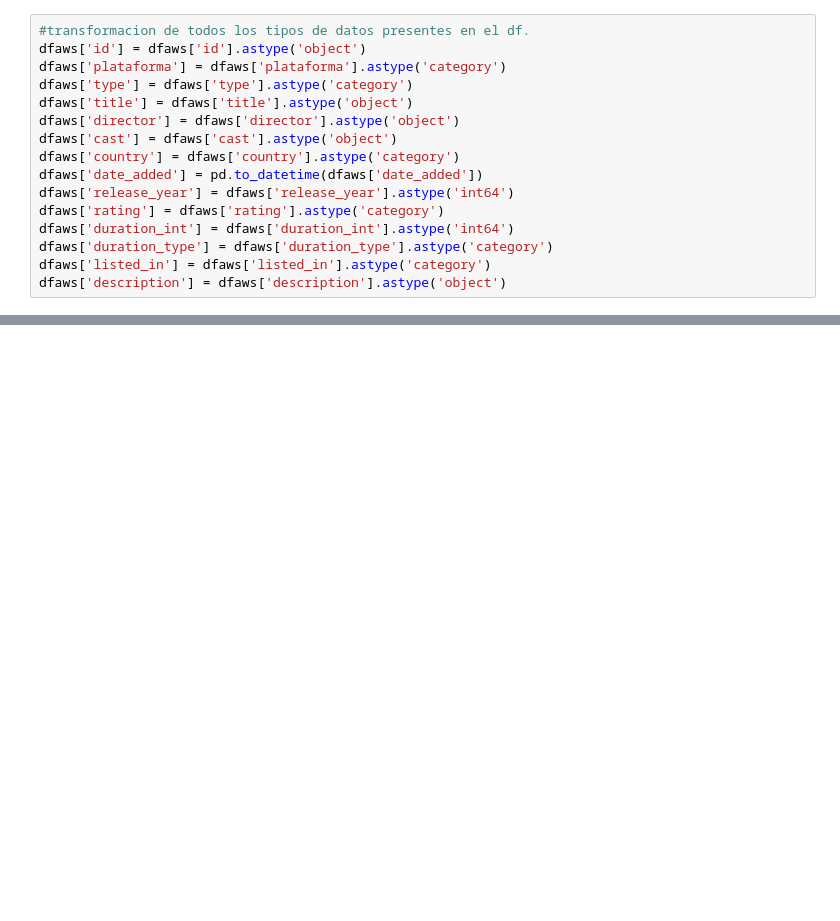
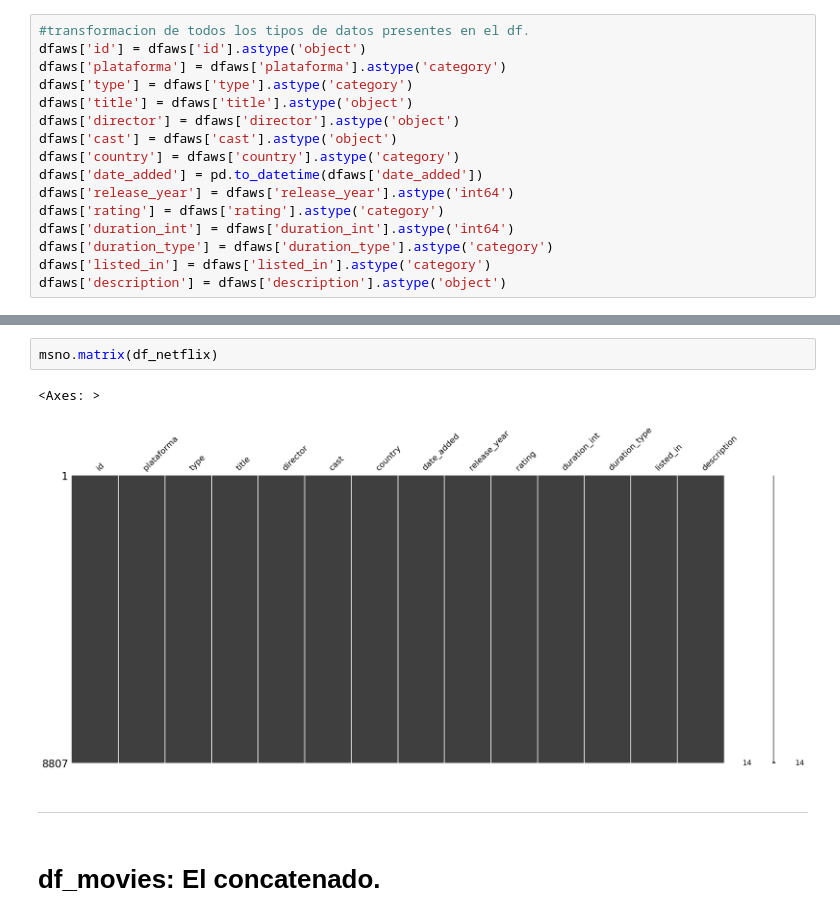
Before and after one commit to Lucaramallo/PI-1---REINTENTO, a Jupyter notebook: ETL/ETL_movies.ipynb, the cells around one changed output, grey strips where cells are left out. Saved outputs shown, nothing was run; the diff lists cells and outputs as text; blank space fills up the shorter version.

```diff
--- a/ETL/ETL_movies.ipynb
+++ b/ETL/ETL_movies.ipynb
@@ -72,0 +319,9 @@ dfaws['description'] = dfaws['description'].astype('object')
+# %%
+msno.matrix(df_netflix)
+# %% [output]
+<Axes: >
+[figure, added]
+# %% [markdown]
+_____________________________________________________________________________________________________________________________________________________________________________________________________________________________________________________________________________________________________________________________________________
+# %% [markdown]
+# df_movies: El concatenado.
```
Also changed, not shown: parts of 25 cells of this notebook.
